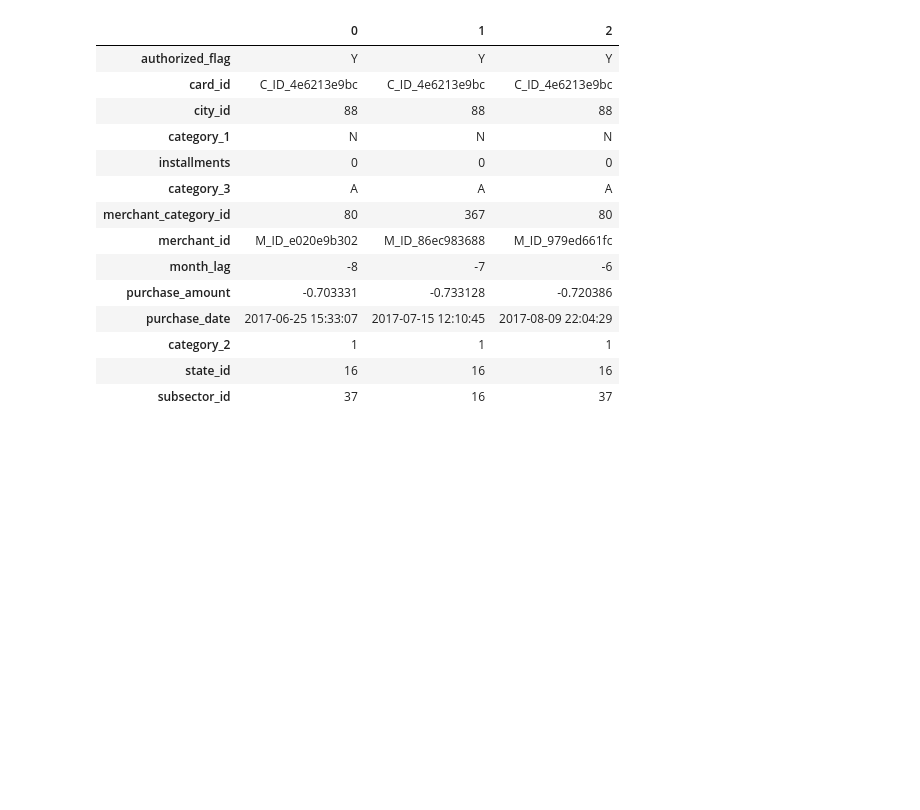
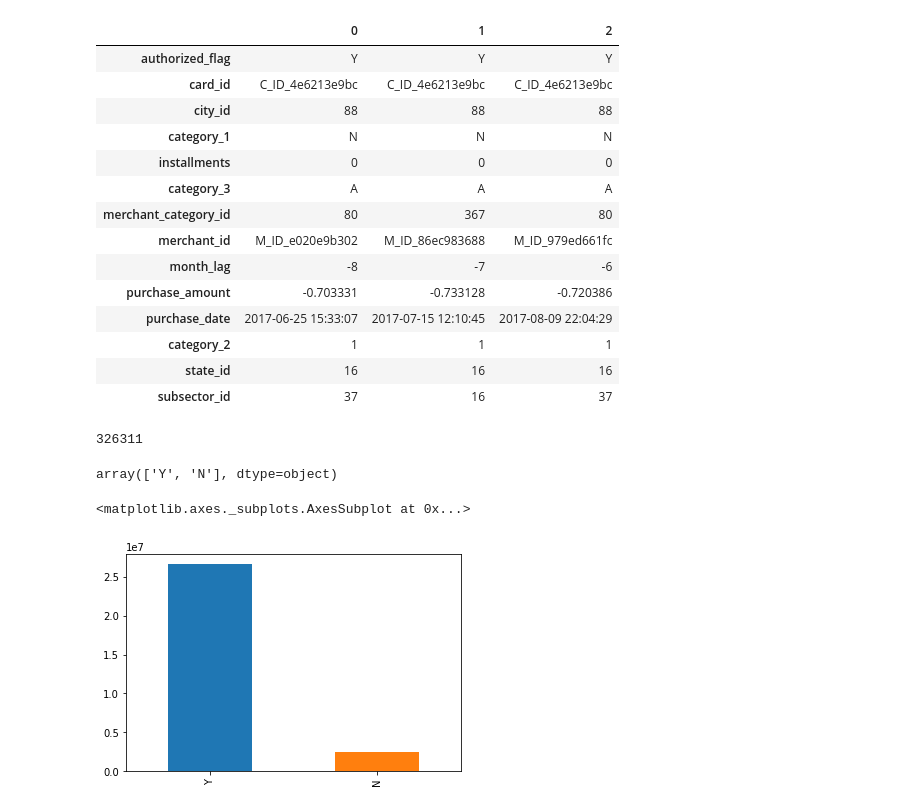
Before and after one commit to wfordh/elo_merchant, a Jupyter notebook: elo_feature_eng.ipynb, the cells around one changed output. Cells and saved outputs as stored; diff of their text form; code cells hidden in the pictures; blank space fills up the shorter version.

```diff
--- a/elo_feature_eng.ipynb
+++ b/elo_feature_eng.ipynb
@@ -83,3 +122,16 @@ hist_trans.head(3).transpose()
 | category_2 | 1 | 1 | 1 |
 | state_id | 16 | 16 | 16 |
 | subsector_id | 37 | 16 | 37 |
+# %%
+hist_trans.merchant_id.nunique()
+# %% [output]
+326311
+# %%
+hist_trans.authorized_flag.unique()
+# %% [output]
+array(['Y', 'N'], dtype=object)
+# %%
+hist_trans.authorized_flag.value_counts().plot(kind='bar')
+# %% [output]
+<matplotlib.axes._subplots.AxesSubplot at 0x...>
+[figure, added]
```
Also changed, not shown: parts of 47 cells of this notebook, 1 other file.
